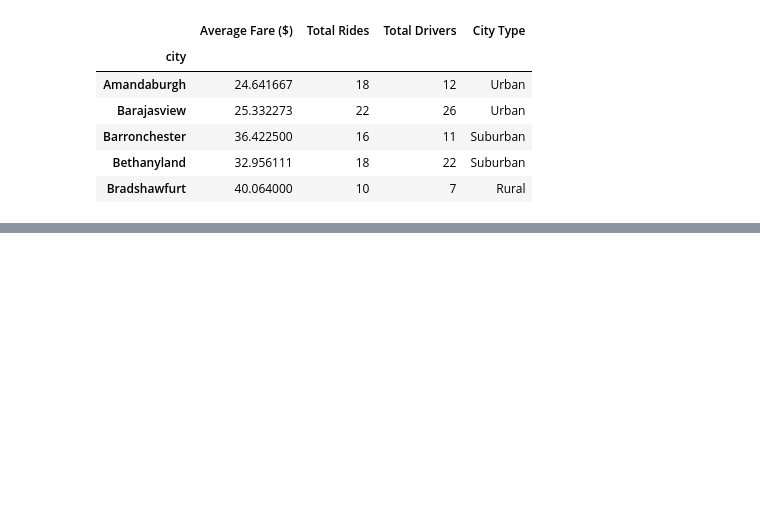
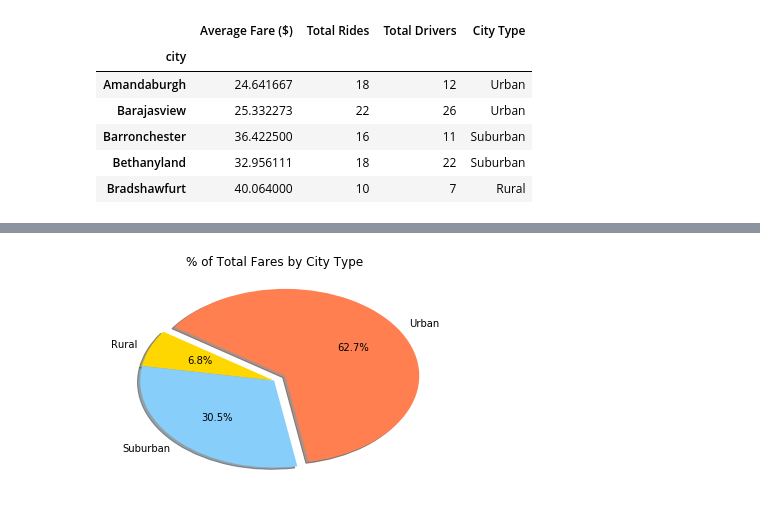
Before and after one commit to pickle-weasel/Matplotlib, a Jupyter notebook: Pyber.ipynb, the cells around one changed output, grey strips where cells are left out. Cells and saved outputs as stored; diff of their text form; code cells hidden in the pictures; blank space fills up the shorter version.

```diff
--- a/Pyber.ipynb
+++ b/Pyber.ipynb
@@ -81,0 +101,30 @@ SyntaxError: can't assign to literal (<ipython-input-119-e6e29c2812f4>, line 3)
+# %%
+ride_type_urban = ride_data_complete.loc[ride_data_complete['type'] == 'Urban']
+ride_type_suburban = ride_data_complete.loc[ride_data_complete['type'] == 'Suburban']
+ride_type_rural = ride_data_complete.loc[ride_data_complete['type'] == 'Rural']
+# %%
+# Calculate Type Percents
+
+urban_fare_pct = ride_type_urban['fare'].sum() / ride_data_complete['fare'].sum() * 100
+suburban_fare_pct = ride_type_suburban['fare'].sum() / ride_data_complete['fare'].sum() * 100
+rural_fare_pct = ride_type_rural['fare'].sum() / ride_data_complete['fare'].sum() * 100
+
+# Build Pie Chart
+
+labels = ['Urban', 'Rural', 'Suburban']
+
+colors = ['coral', 'gold', 'lightskyblue']
+
+explode = (0.1, 0, 0)
+
+total_fare_pct = [urban_fare_pct, rural_fare_pct, suburban_fare_pct]
+
+# Save Figure
+
+plt.pie(total_fare_pct, explode=explode, labels=labels, colors=colors, autopct="%1.1f%%", shadow=True, startangle=280)
+
+plt.title('% of Total Fares by City Type')
+
+plt.show()
+# %% [output]
+[figure, added]
```
Also changed, not shown: parts of 7 cells of this notebook, 1 other file.
